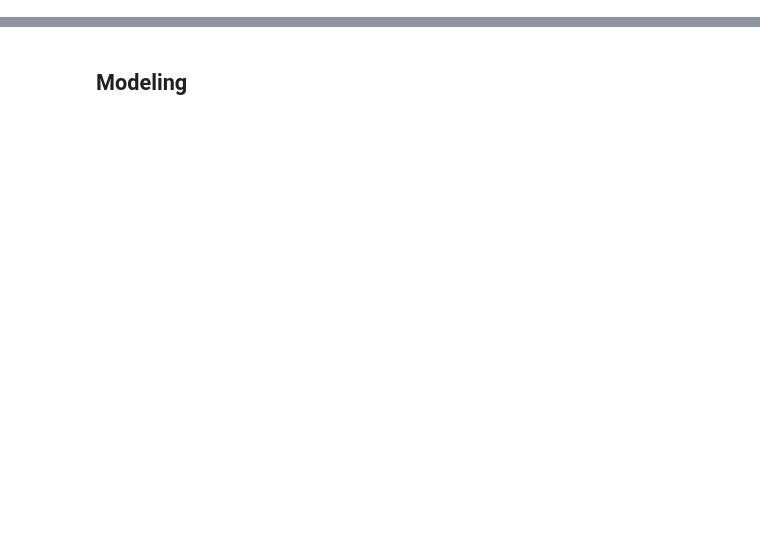
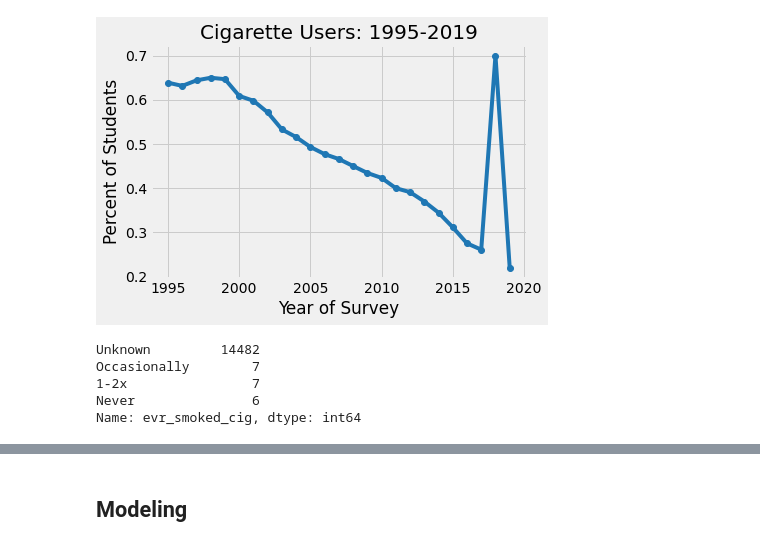
Before and after one commit to Luv2bnanook44/capstone_flatiron, a Jupyter notebook: final_notebook.ipynb, the cells around one changed output, grey strips where cells are left out. Cells and saved outputs as stored; diff of their text form; code cells hidden in the pictures; blank space fills up the shorter version.

```diff
--- a/final_notebook.ipynb
+++ b/final_notebook.ipynb
@@ -217,0 +31,12 @@ data.father_educ_lvl.value_counts().plot.bar()
+# %%
+eda.cigarette_use_by_year(survey)
+# %% [output]
+[figure, added]
+# %%
+survey[survey['yr_adminst']==2018]['evr_smoked_cig'].value_counts()
+# %% [output]
+Unknown         14482
+Occasionally        7
+1-2x                7
+Never               6
+Name: evr_smoked_cig, dtype: int64
```
Also changed, not shown: parts of 307 cells of this notebook, 6 other files.
